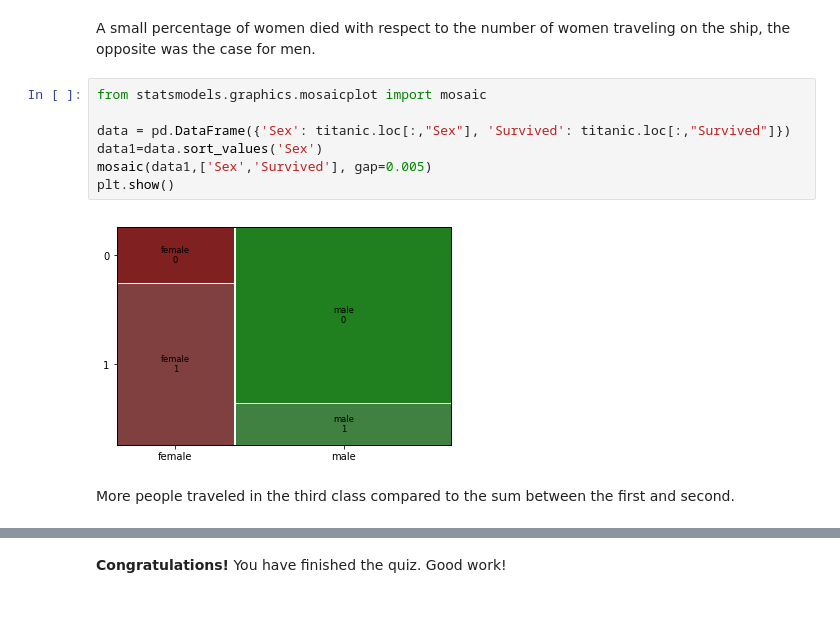
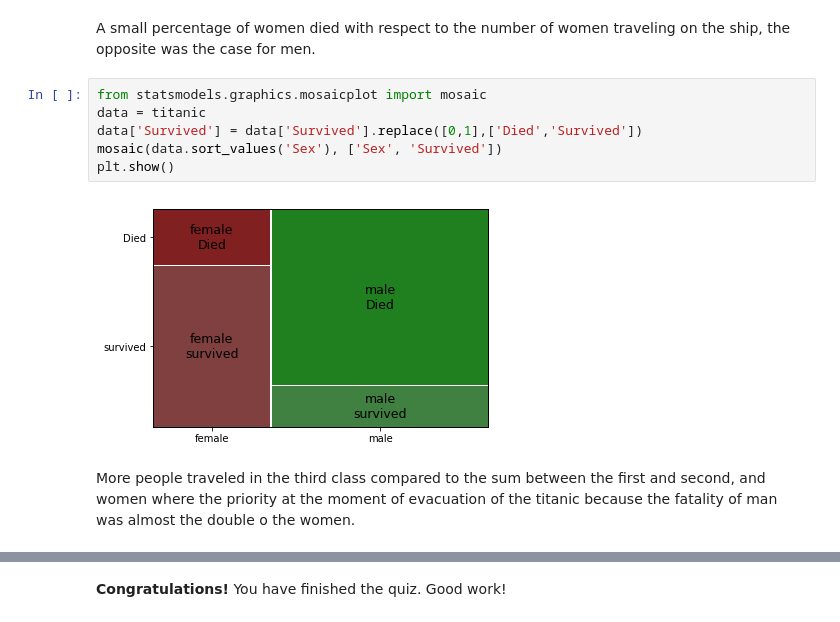
Before and after one commit to glondonot/AlgorithmsUN2023I, a Jupyter notebook: Quiz3/Glondonot_Quiz3.ipynb, the cells around one changed output, grey strips where cells are left out. Drawn from its saved outputs; the diff is of its cells as text.

```diff
--- a/Quiz3/Glondonot_Quiz3.ipynb
+++ b/Quiz3/Glondonot_Quiz3.ipynb
@@ -731,12 +731,11 @@ More men died than survived
 A small percentage of women died with respect to the number of women traveling on the ship, the opposite was the case for men.
 # %%
 from statsmodels.graphics.mosaicplot import mosaic
-
-data = pd.DataFrame({'Sex': titanic.loc[:,"Sex"], 'Survived': titanic.loc[:,"Survived"]})
-data1=data.sort_values('Sex')
-mosaic(data1,['Sex','Survived'], gap=0.005)
+data = titanic
+data['Survived'] = data['Survived'].replace([0,1],['Died','Survived'])
+mosaic(data.sort_values('Sex'), ['Sex', 'Survived'])
 plt.show()
 # %% [output]
-[figure, old version]
+[figure, new version]
 # %% [markdown]
-More people traveled in the third class compared to the sum between the first and second.
+More people traveled in the third class compared to the sum between the first and second, and women where the priority at the moment of evacuation of the titanic because the fatality of man was almost the double o the women.
```
Also changed, not shown: parts of 6 cells of this notebook.
